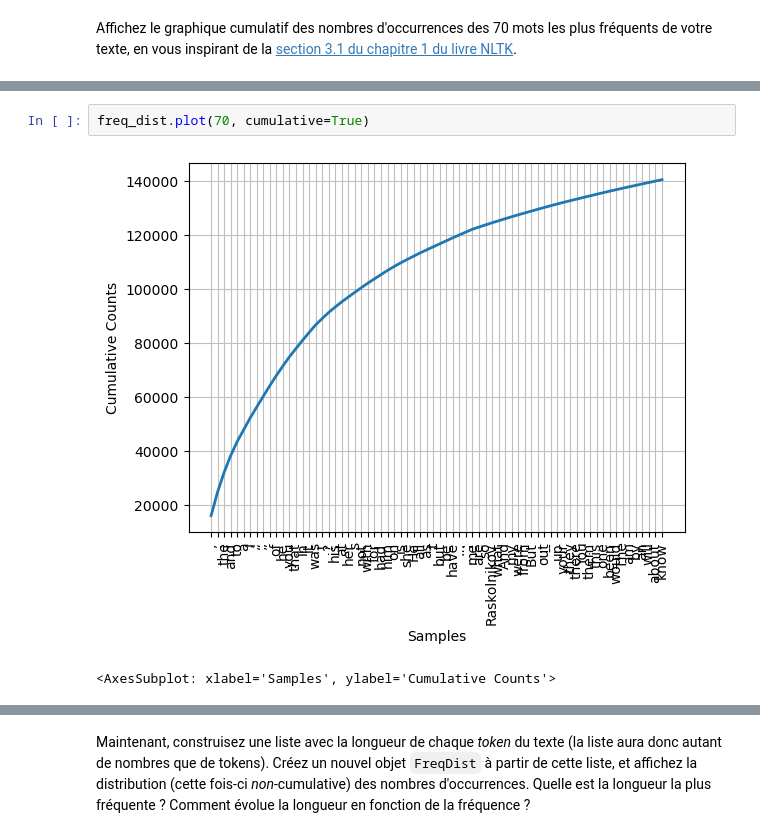
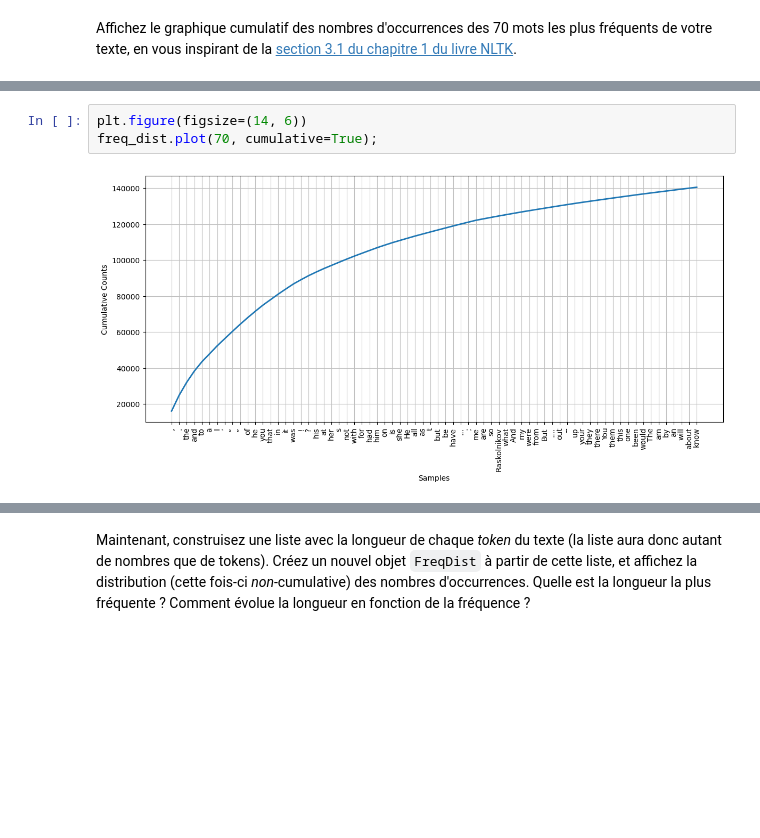
Before and after one commit to ODAncona/tal_lab, a Jupyter notebook: labo1/TAL_Labo1b_dancona_maier.ipynb, the cells around one changed output, grey strips where cells are left out. Cells and saved outputs as stored; diff of their text form; blank space fills up the shorter version.

```diff
--- a/labo1/TAL_Labo1b_dancona_maier.ipynb
+++ b/labo1/TAL_Labo1b_dancona_maier.ipynb
@@ -312,5 +328,5 @@ ax.set_autoscalex_on(True)
 # %%
-freq_dist.plot(70, cumulative=True)
+plt.figure(figsize=(14, 6))
+freq_dist.plot(70, cumulative=True);
 # %% [output]
-[figure, old version]
+[figure, new version]
-<AxesSubplot: xlabel='Samples', ylabel='Cumulative Counts'>
```
Also changed, not shown: parts of 11 cells of this notebook, 1 other file.
